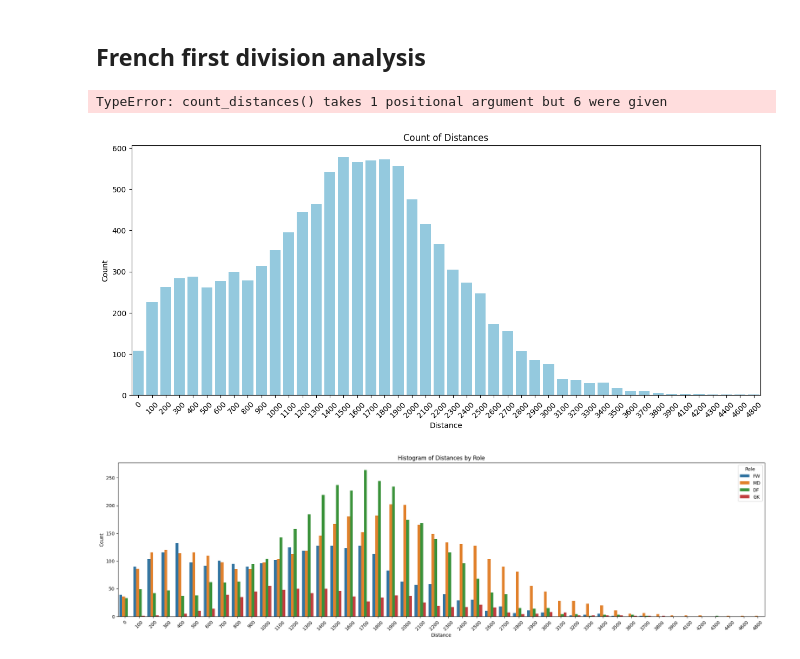
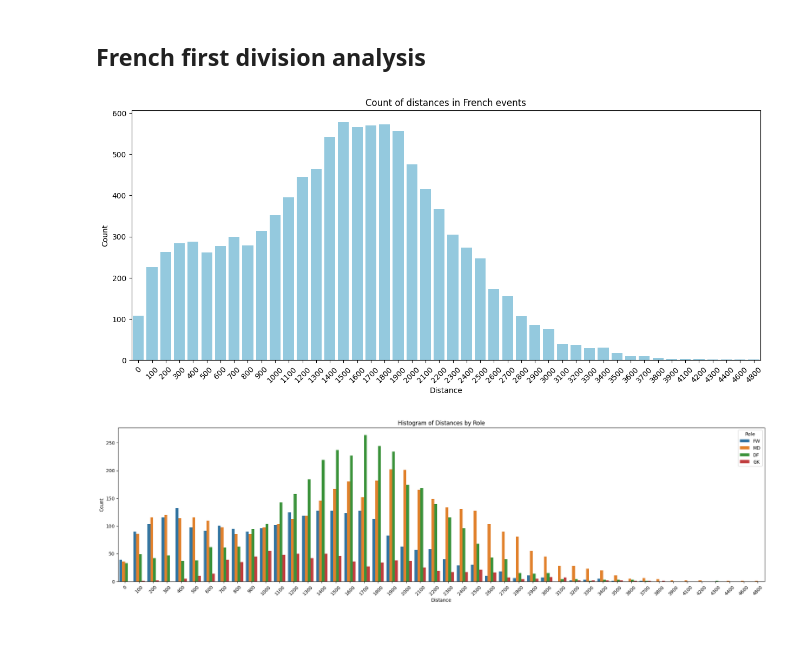
Before and after one commit to PasqualeEsposito/Geospatial_Analytics, a Jupyter notebook: Distances_analysis.ipynb, the cells around one changed output. Drawn from its saved outputs; the diff is of its cells as text; code cells hidden in the pictures.

```diff
--- a/Distances_analysis.ipynb
+++ b/Distances_analysis.ipynb
@@ -155,14 +155,12 @@ events_players_df = pd.merge(french_events_df, players_df, on='playerId', how='l
 events_players_distances_df = compute_distance(events_players_df)
 # %%
 french_tmp_df = sum_distances(events_players_distances_df)
+# %%
+distances_count = count_distances(french_tmp_df)
 # %%
-distances_count = count_distances(french_tmp_df, 'distance', 'count', 'Distance', 'Count', 'Count of distances in French events')
+plot_histogram(distances_count, 'distance', 'count', 'Distance', 'Count', 'Count of distances in French events')
 # %% [output]
-TypeError: count_distances() takes 1 positional argument but 6 were given
+[figure, added]
-# %%
-plot_histogram(distances_count)
-# %% [output]
-[figure, removed]
 # %%
 french_players_role_distances_df = pd.merge(french_tmp_df, players_df, on='playerId', how='left')
 # %%
```
Also changed, not shown: parts of 3 cells of this notebook, 2 other files.
